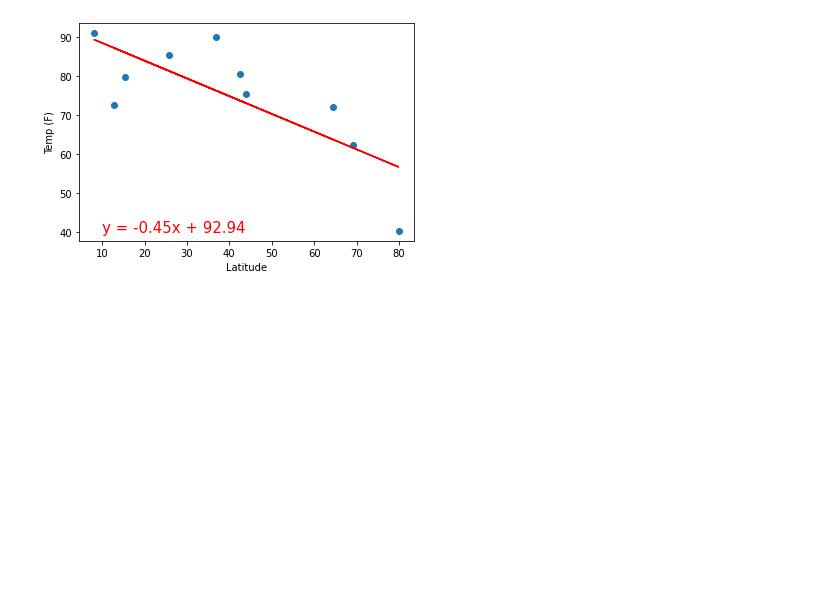
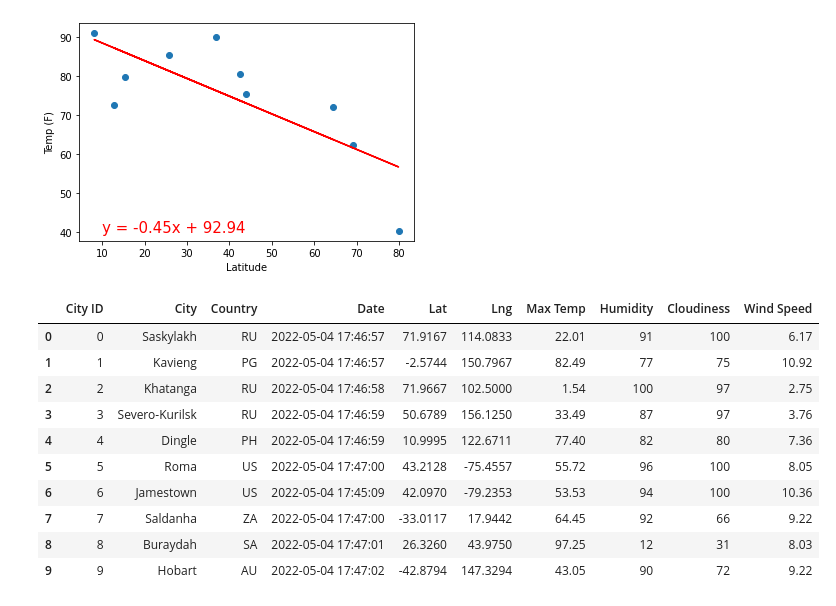
Before and after one commit to conorwhanson/World_Weather_Analysis, a Jupyter notebook: random_numbers.ipynb, the cells around one changed output. Drawn from its saved outputs; the diff is of its cells as text; code cells hidden in the pictures; blank space fills up the shorter version.

```diff
--- a/random_numbers.ipynb
+++ b/random_numbers.ipynb
@@ -133,3 +136,18 @@ plt.ylabel("Temp (F)")
 plt.show()
 # %% [output]
 [figure]
+# %%
+city_data_df = pd.read_csv("weather_data/cities.csv")
+city_data_df.head(10)
+# %% [output]
+|  | City ID | City | Country | Date | Lat | Lng | Max Temp | Humidity | Cloudiness | Wind Speed |
+| 0 | 0 | Saskylakh | RU | 2022-05-04 17:46:57 | 71.9167 | 114.0833 | 22.01 | 91 | 100 | 6.17 |
+| 1 | 1 | Kavieng | PG | 2022-05-04 17:46:57 | -2.5744 | 150.7967 | 82.49 | 77 | 75 | 10.92 |
+| 2 | 2 | Khatanga | RU | 2022-05-04 17:46:58 | 71.9667 | 102.5000 | 1.54 | 100 | 97 | 2.75 |
+| 3 | 3 | Severo-Kurilsk | RU | 2022-05-04 17:46:59 | 50.6789 | 156.1250 | 33.49 | 87 | 97 | 3.76 |
+| 4 | 4 | Dingle | PH | 2022-05-04 17:46:59 | 10.9995 | 122.6711 | 77.40 | 82 | 80 | 7.36 |
+| 5 | 5 | Roma | US | 2022-05-04 17:47:00 | 43.2128 | -75.4557 | 55.72 | 96 | 100 | 8.05 |
+| 6 | 6 | Jamestown | US | 2022-05-04 17:45:09 | 42.0970 | -79.2353 | 53.53 | 94 | 100 | 10.36 |
+| 7 | 7 | Saldanha | ZA | 2022-05-04 17:47:00 | -33.0117 | 17.9442 | 64.45 | 92 | 66 | 9.22 |
+| 8 | 8 | Buraydah | SA | 2022-05-04 17:47:01 | 26.3260 | 43.9750 | 97.25 | 12 | 31 | 8.03 |
+| 9 | 9 | Hobart | AU | 2022-05-04 17:47:02 | -42.8794 | 147.3294 | 43.05 | 90 | 72 | 9.22 |
```
Also changed, not shown: parts of 28 cells of this notebook, 1 other file.
